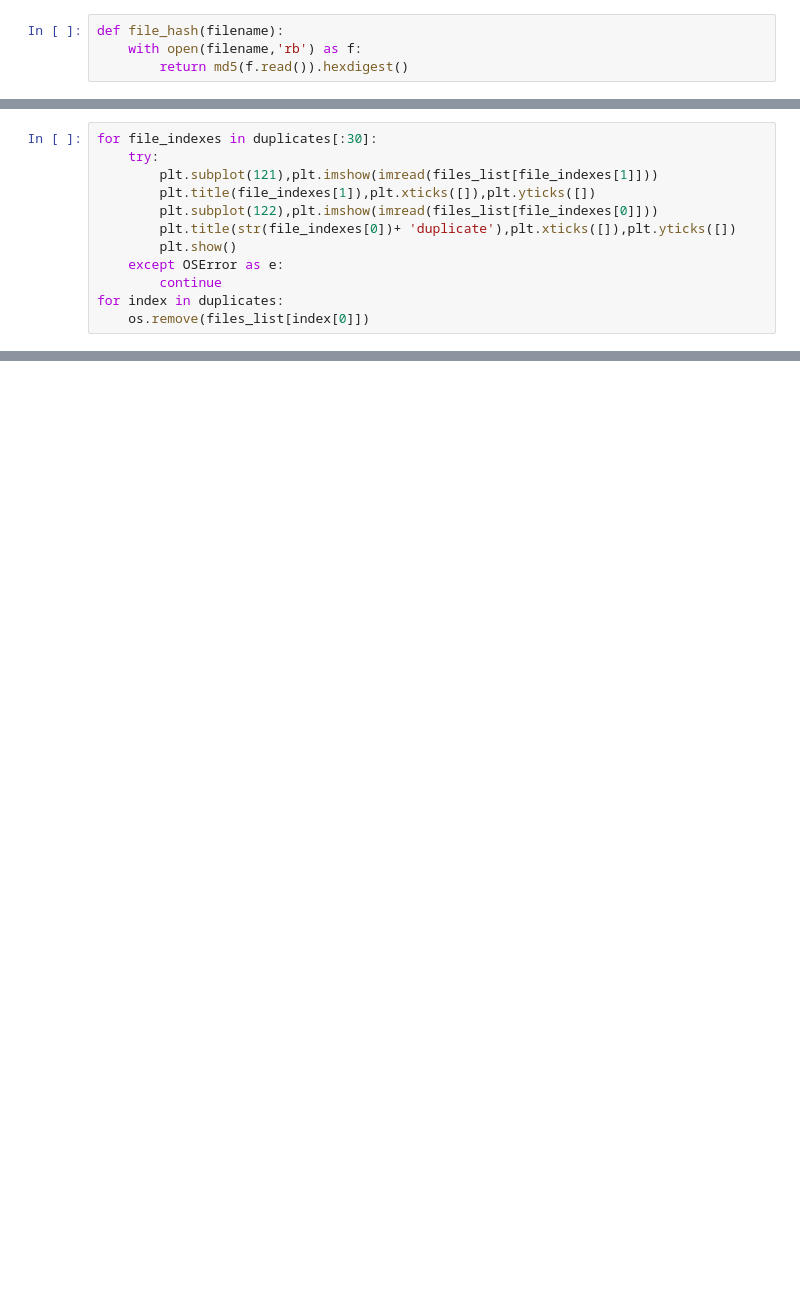
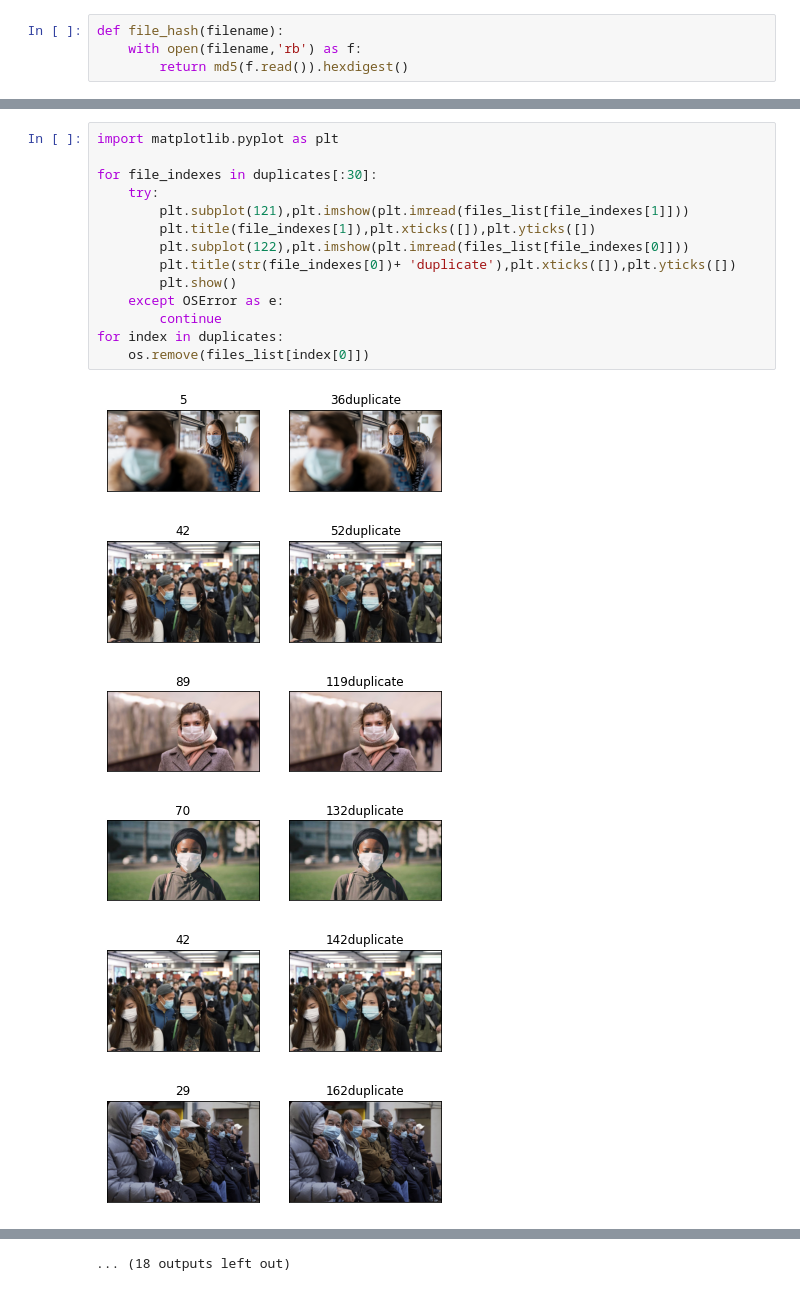
Before and after one commit to aishwarya-kumar/Code-snippets, a Jupyter notebook: Eliminating duplicate images from a folder .ipynb, the cells around one changed output, grey strips where cells are left out. Drawn from its saved outputs; the diff is of its cells as text; blank space fills up the shorter version.

Commit message:
Eliminated scipy.misc and used matplotlib instead

```diff
--- a/Eliminating duplicate images from a folder .ipynb
+++ b/Eliminating duplicate images from a folder .ipynb
@@ -36,12 +38,21 @@ print(duplicates)
 # %%
+import matplotlib.pyplot as plt
+
 for file_indexes in duplicates[:30]:
     try:
-        plt.subplot(121),plt.imshow(imread(files_list[file_indexes[1]]))
+        plt.subplot(121),plt.imshow(plt.imread(files_list[file_indexes[1]]))
         plt.title(file_indexes[1]),plt.xticks([]),plt.yticks([])
-        plt.subplot(122),plt.imshow(imread(files_list[file_indexes[0]]))
+        plt.subplot(122),plt.imshow(plt.imread(files_list[file_indexes[0]]))
         plt.title(str(file_indexes[0])+ 'duplicate'),plt.xticks([]),plt.yticks([])
         plt.show()
     except OSError as e:
         continue
 for index in duplicates:
     os.remove(files_list[index[0]])
+# %% [output]
+[figure, added]
+[figure, added]
+[figure, added]
+[figure, added]
+[figure, added]
+[figure, added]
@@ -47,0 +65 @@ for index in duplicates:
+... (18 outputs left out)
```
Also changed, not shown: parts of 4 cells of this notebook.
